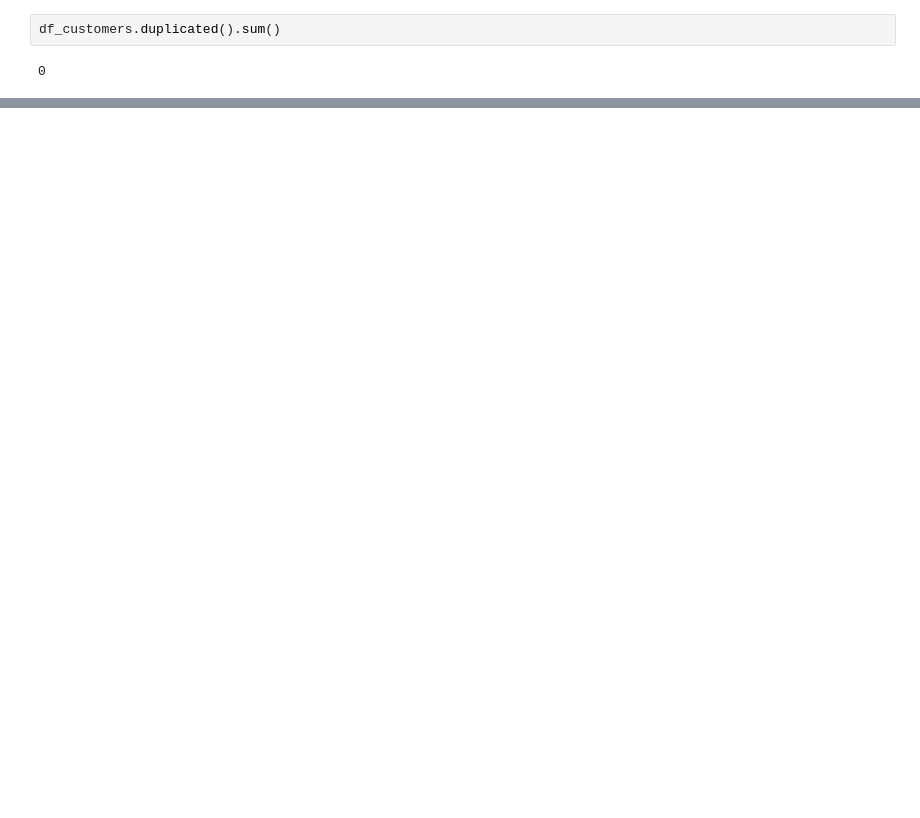
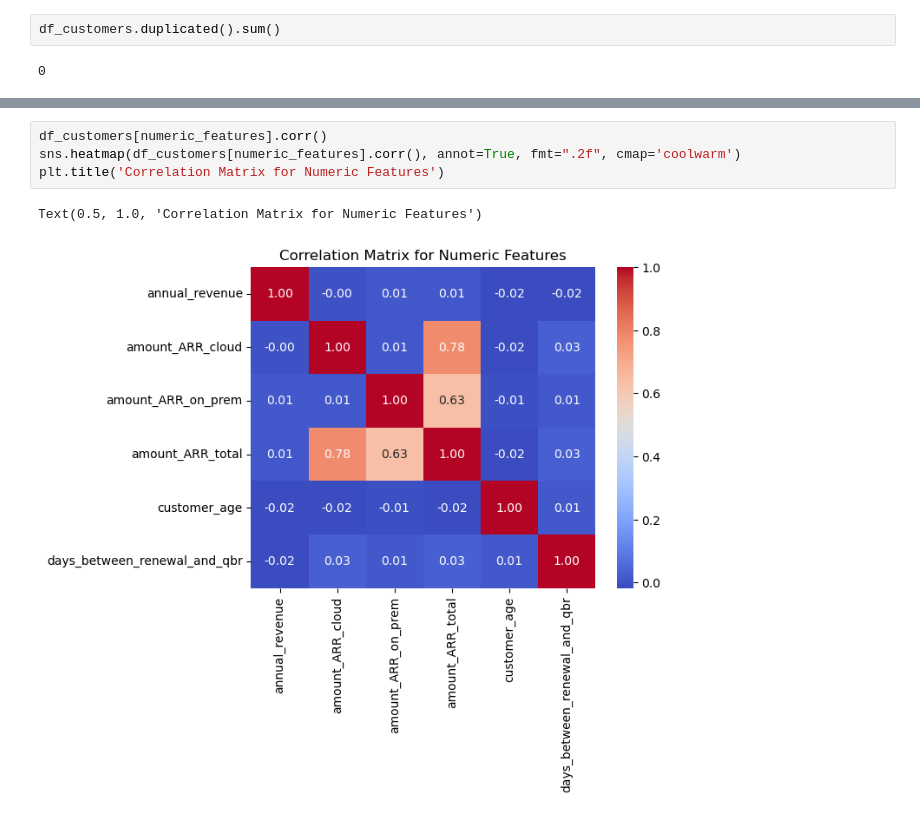
Before and after one commit to YI75/Renewal_Prediction_ML_Project, a Jupyter notebook: renewals.ipynb, the cells around one changed output, grey strips where cells are left out. Saved outputs shown, nothing was run; the diff lists cells and outputs as text; blank space fills up the shorter version.

```diff
--- a/renewals.ipynb
+++ b/renewals.ipynb
@@ -159,0 +190,7 @@ df_customers.duplicated().sum()
+# %%
+df_customers[numeric_features].corr()
+sns.heatmap(df_customers[numeric_features].corr(), annot=True, fmt=".2f", cmap='coolwarm')
+plt.title('Correlation Matrix for Numeric Features')
+# %% [output]
+Text(0.5, 1.0, 'Correlation Matrix for Numeric Features')
+[figure, added]
```
Also changed, not shown: parts of 14 cells of this notebook.
